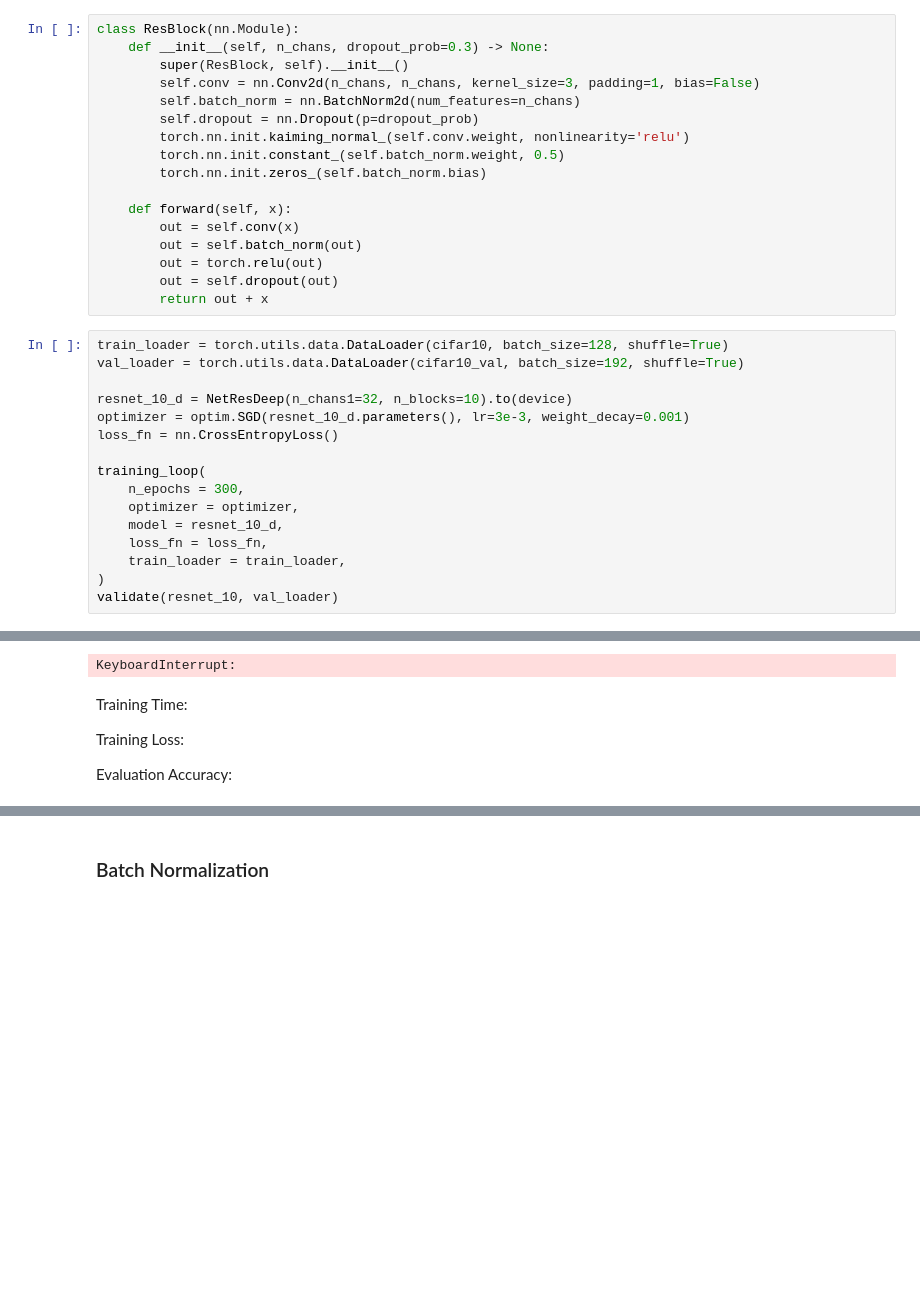
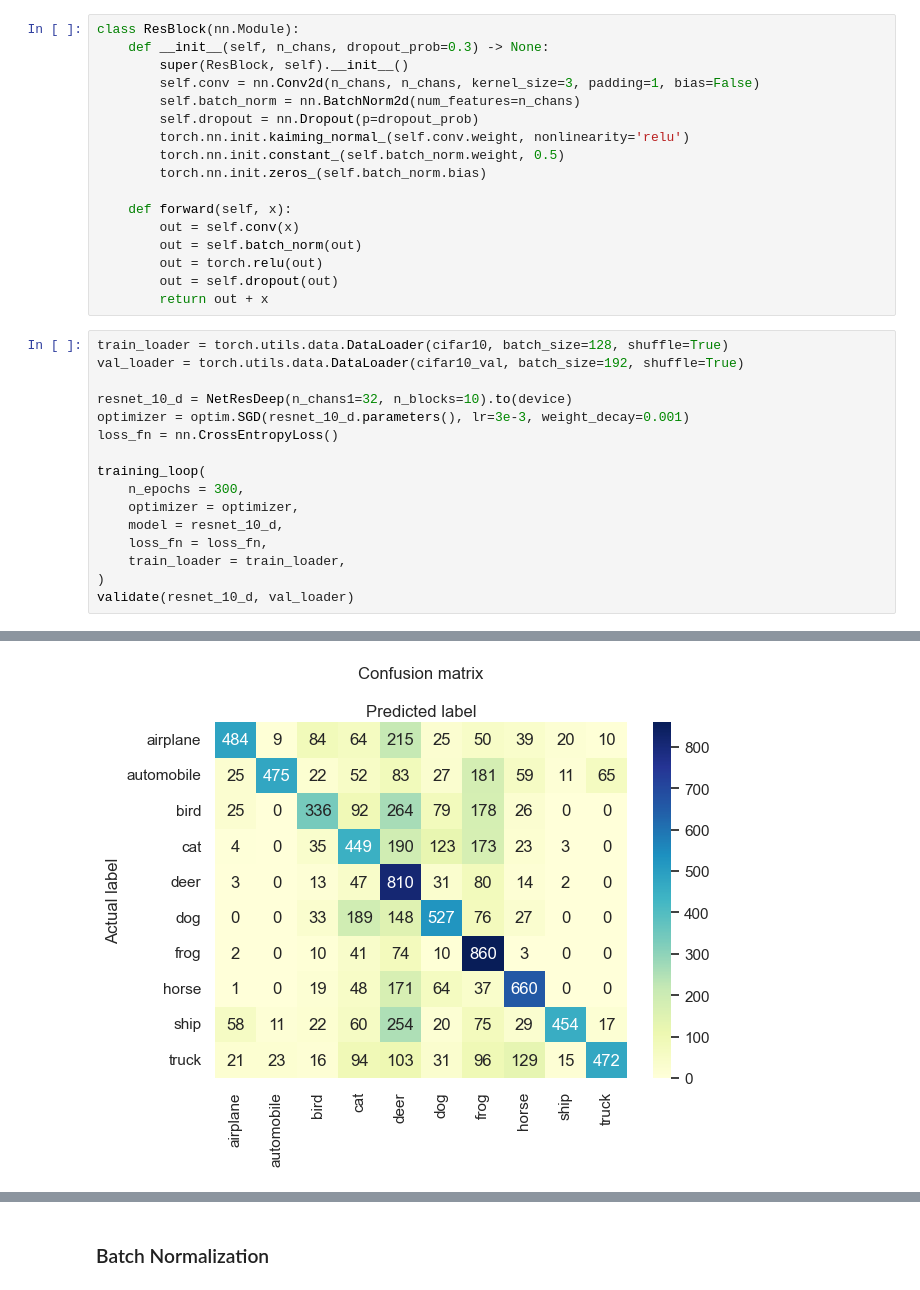
Before and after one commit to samofuture/Intro-to-ML, a Jupyter notebook: HW7/HW7.ipynb, the cells around one changed output, grey strips where cells are left out. Drawn from its saved outputs; the diff is of its cells as text; blank space fills up the shorter version.

```diff
--- a/HW7/HW7.ipynb
+++ b/HW7/HW7.ipynb
@@ -478,5 +496,5 @@ training_loop(
     loss_fn = loss_fn,
     train_loader = train_loader,
 )
-validate(resnet_10, val_loader)
+validate(resnet_10_d, val_loader)
 # %% [output]
@@ -485,7 +518 @@ validate(resnet_10, val_loader)
-KeyboardInterrupt:
+[figure, added]
-# %% [markdown]
-Training Time:
-
-Training Loss:
-
-Evaluation Accuracy:
```
Also changed, not shown: parts of 12 cells of this notebook.
